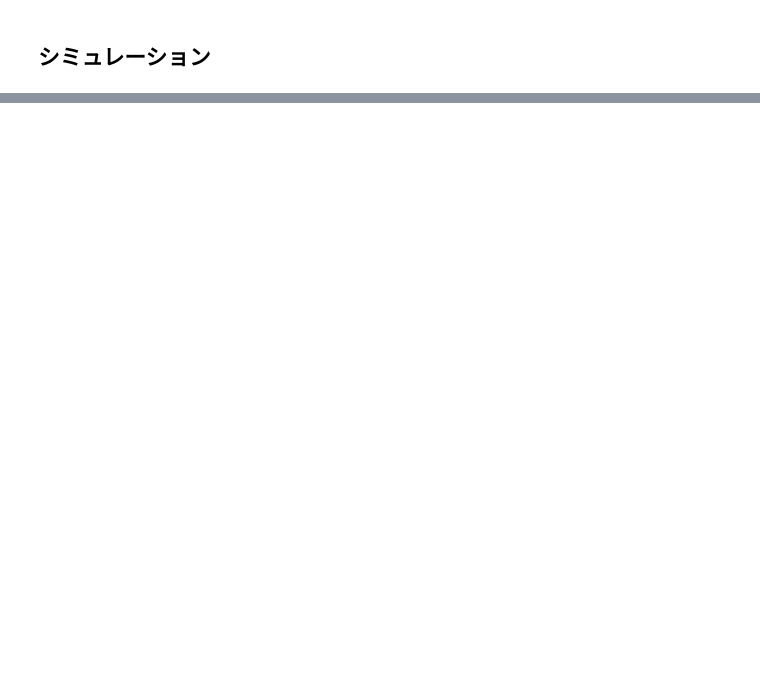
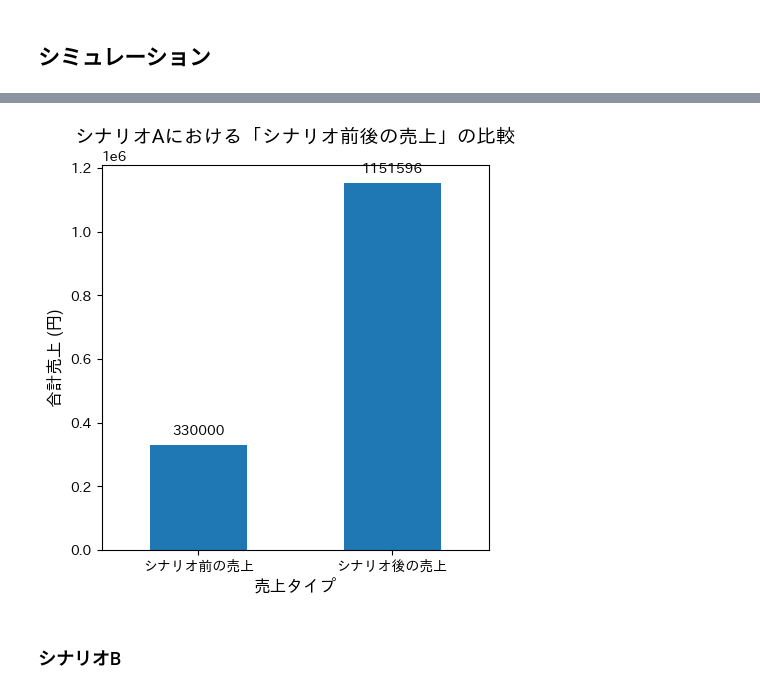
Before and after one commit to Ry02024/24DXbyLifeIsTech, a Jupyter notebook: 課題04/課題04（シミュレーション）.ipynb, the cells around one changed output, grey strips where cells are left out. Saved outputs shown, nothing was run; the diff lists cells and outputs as text; code cells hidden in the pictures; blank space fills up the shorter version.

```diff
--- a/課題04/課題04（シミュレーション）.ipynb
+++ b/課題04/課題04（シミュレーション）.ipynb
@@ -2188,0 +342,12 @@ evaluation:
+# %%
+scenario_evaluation.plot_comparison_bar_chart(
+    filtered_result,
+    ['シナリオ前の売上', 'シナリオ後の売上'],
+    'シナリオAにおける「シナリオ前後の売上」の比較',
+    '売上タイプ',
+    '合計売上 (円)',
+    rotation=0,
+    show_values=True
+)
+# %% [output]
+[figure, added]
@@ -2188,0 +356,2 @@ evaluation:
+# %% [markdown]
+### シナリオB
```
Also changed, not shown: parts of 148 cells of this notebook.
